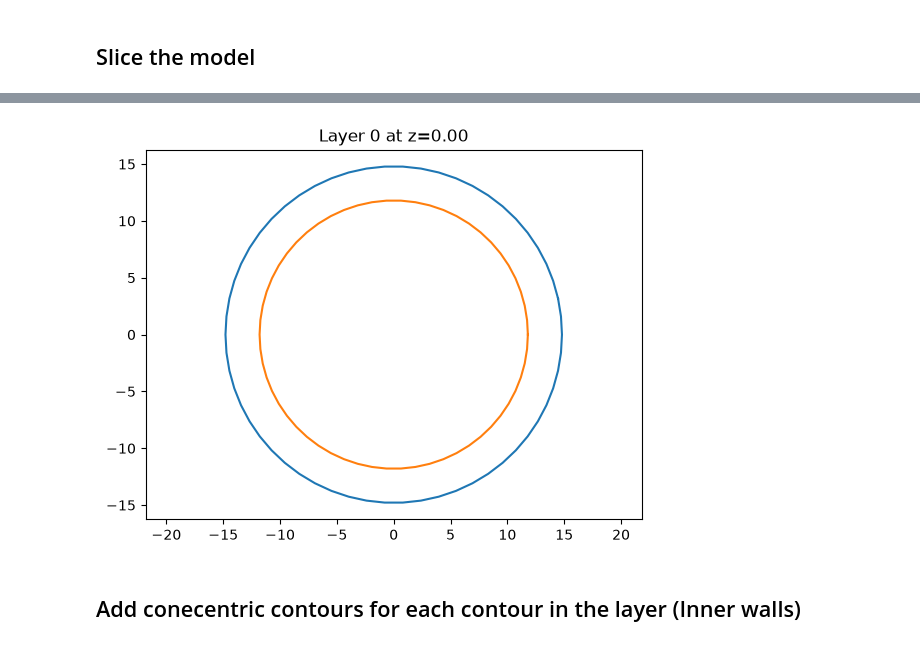
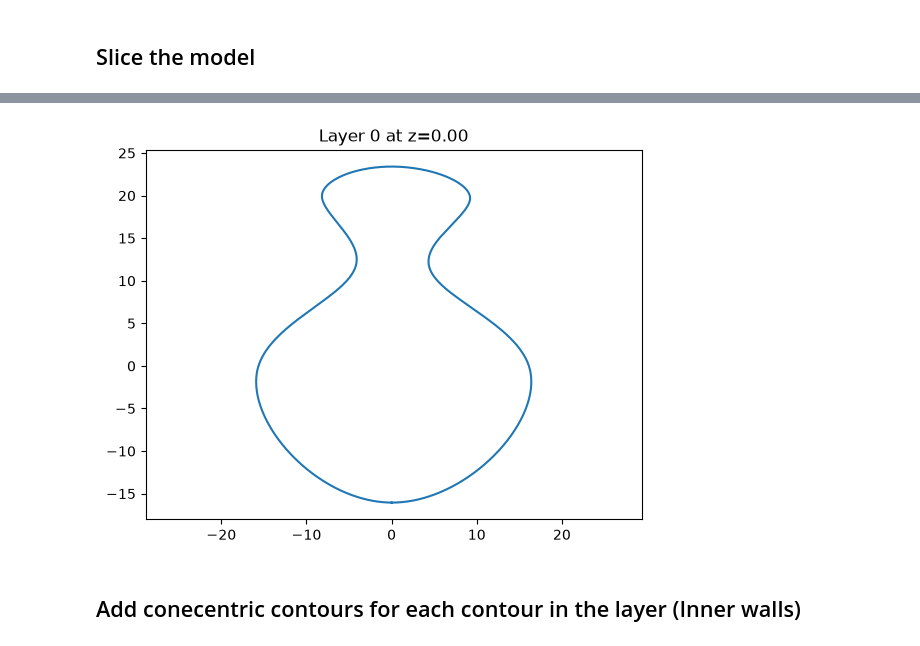
Before and after one commit to ZacApelt/5-axis-3d-printer, a Jupyter notebook: slicerV1.ipynb, the cells around one changed output, grey strips where cells are left out. Saved outputs shown, nothing was run; the diff lists cells and outputs as text; code cells hidden in the pictures.

Commit message:
infill, top and bottom layers

```diff
--- a/slicerV1.ipynb
+++ b/slicerV1.ipynb
@@ -8,7 +8,7 @@ from matplotlib import pyplot
 from mpl_toolkits import mplot3d
 import numpy as np
 
-file = 'stl/pipe.stl'
+file = 'stl/blob.stl'
 
 model = mesh.Mesh.from_file(file)
 
@@ -34,8 +34,12 @@ Bounding box: [-15.       -14.978001   0.      ] to [50.76467  14.978001 86.2220
 # %%
 LAYER_HEIGHT = 1
 WALL_LINES = 3
-WALL_THICKNESS = 0.4
+WALL_THICKNESS = 1
 OUTER_WALL_OFFSET = WALL_THICKNESS / 2
 INFILL = 0.4
+TOP_LAYERS = 3
+BOTTOM_LAYERS = 3
+TOP_LAYER_THICKNESS = 1
+BOTTOM_LAYER_THICKNESS = 1
 # %% [markdown]
 ## Slice the model
@@ -42,63 +124,9 @@ INFILL = 0.4
 # %%
 import meshcut
-from shapely.geometry import LineString, Polygon
-from shapely import union
-from shapely.ops import polygonize, unary_union
-
-def offset_contours(contours, offset_distance, join_style="mitre"):
-    """Return all filled contour rings after one inward material offset."""
-    lines = []
-    z = None
-
-    for contour in contours:
-        points = np.asarray(
-            contour.get_points() if hasattr(contour, "get_points") else contour
-        )
-        if points.ndim != 2 or points.shape[0] < 4 or points.shape[1] < 2:
-            raise ValueError("Each contour must contain at least four 2D/3D points.")
-
-        xy = points[:, :2]
-        if not np.allclose(xy[0], xy[-1]):
-            xy = np.vstack([xy, xy[0]])
-
-        line = LineString(xy)
-        if not line.is_simple:
-            raise ValueError("Contours must not self-intersect.")
-        lines.append(line)
-        if z is None and points.shape[1] >= 3:
-            z = points[0, 2]
-
-    if not lines:
-        return []
-
-    # Polygonize the complete linework, then keep faces covered by an odd
-    # number of input contours: material, hole, material, and so on.
-    ring_polygons = [Polygon(line) for line in lines]
-    faces = list(polygonize(unary_union(lines)))
-    material_faces = [
-        face for face in faces
-        if sum(ring.covers(face.representative_point()) for ring in ring_polygons) % 2 == 1
-    ]
-    if not material_faces:
-        return []
-
-    material = unary_union(material_faces)
-    offset = material.buffer(-offset_distance, join_style=join_style)
-    if offset.is_empty:
-        return []
-
-    polygons = [offset] if offset.geom_type == "Polygon" else list(offset.geoms)
-    curves = []
-    for polygon in polygons:
-        for ring in [polygon.exterior, *polygon.interiors]:
-            points = np.asarray(ring.coords[:-1])
-            if z is not None:
-                points = np.column_stack([points, np.full(points.shape[0], z)])
-            curves.append(points)
-
-    return curves
 
 slices = []
+
+SLICE_EPSILON = 1e-3
 
 class Slice:
     def __init__(self):
@@ -151,7 +179,14 @@ for i in range(0, int((model.max_[2] - model.min_[2]) / LAYER_HEIGHT)):
     slices.append(Slice())
 
     # Define a cutting plane
-    plane_orig = np.array([0.0, 0.0, i * LAYER_HEIGHT])
+    layer_z = i * LAYER_HEIGHT
+
+    # Avoid slicing exactly through STL vertices.
+    plane_orig = np.array([
+        0.0,
+        0.0,
+        layer_z + SLICE_EPSILON
+    ])
     plane_normal = np.array([0.0, 0.0, 1.0])
 
     # Compute the cross-section
@@ -159,8 +194,16 @@ for i in range(0, int((model.max_[2] - model.min_[2]) / LAYER_HEIGHT)):
 
     # polylines now contains a list of line segments representing the intersection
     for line in polylines:
-        # apply a wall offset to the contour
-        offset_lines = offset_contours([line], OUTER_WALL_OFFSET, join_style="mitre")
+        line = np.asarray(line).copy()
+
+        # Store the result at the nominal layer height.
+        line[:, 2] = layer_z
+
+        offset_lines = offset_contours(
+            [line],
+            OUTER_WALL_OFFSET,
+            join_style="mitre"
+        )
 
         for offset_line in offset_lines:
             Contour(offset_line, type='wall', index=0)
@@ -190,4 +233,4 @@ slices[0].display_slice()
-[figure, old version]
+[figure, new version]
 # %% [markdown]
 ## Add conecentric contours for each contour in the layer (Inner walls)
 # %%
```
Also changed, not shown: parts of 9 cells of this notebook, 2 other files.
